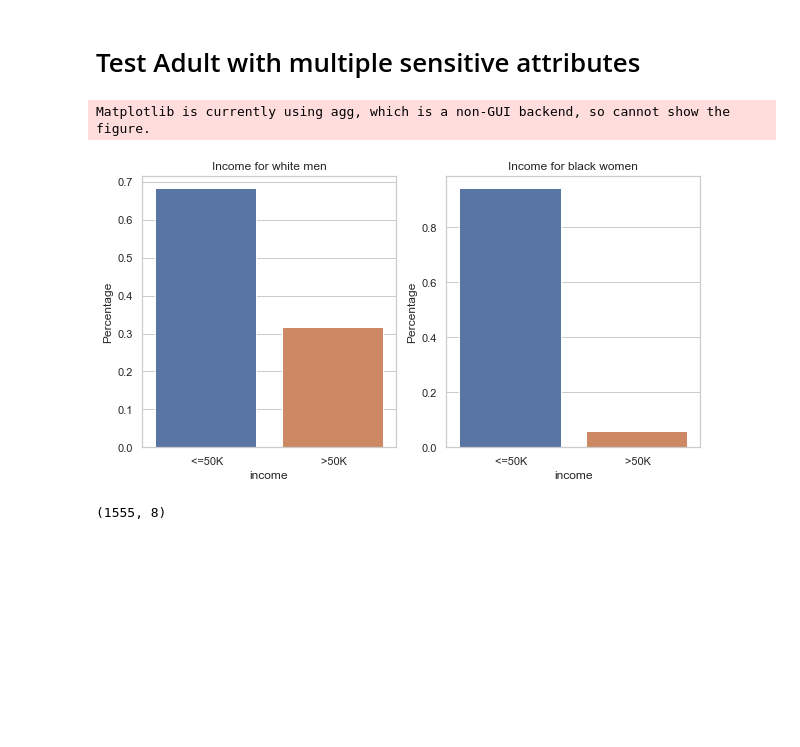
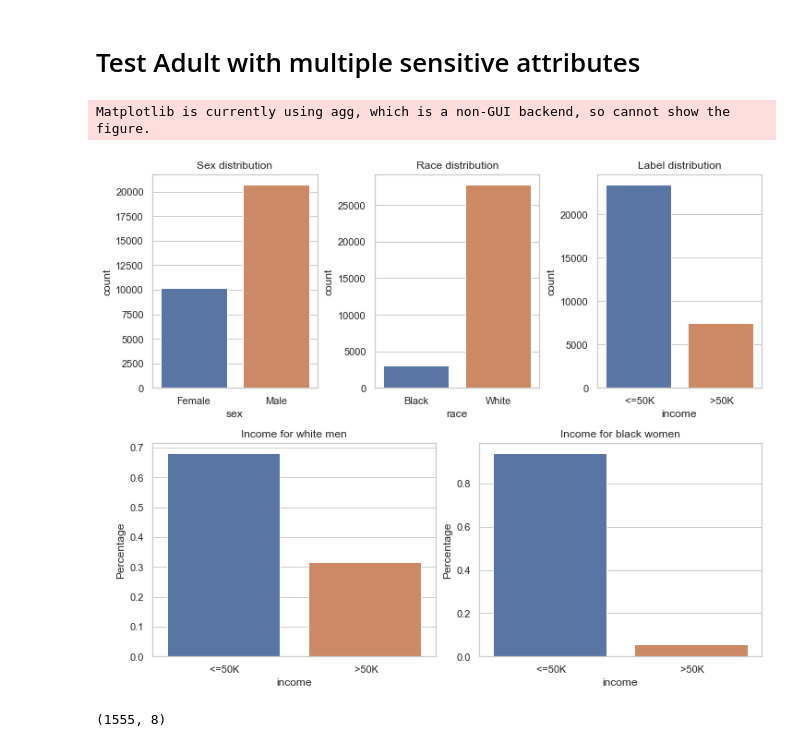
Before and after one commit to giordanoDaloisio/bias-mitigation-methods, a Jupyter notebook: Adult.ipynb, the cells around one changed output. Saved outputs shown, nothing was run; the diff lists cells and outputs as text; code cells hidden in the pictures; blank space fills up the shorter version.

Commit message:
update notebooks and exported figures

```diff
--- a/Adult.ipynb
+++ b/Adult.ipynb
@@ -638,6 +640,7 @@ df_2 = load_dataset()
 drop_cols = ['workclass', 'fnlwgt', 'education',
              'marital-status', 'occupation', 'relationship', 'native-country']
 df_2.drop(df_2[drop_cols], axis=1, inplace=True)
-le = LabelEncoder()
-df_2['sex'] = le.fit_transform(df['sex'])
-df_2['race'] = le.fit_transform(df_2['race'])
+# %%
+le = LabelEncoder()
+df_2['sex'] = le.fit_transform(df_2['sex'])
+df_2['race'] = le.fit_transform(df_2['race'])
@@ -644,18 +653,28 @@ df_2['race'] = le.fit_transform(df_2['race'])
 # %%
-perc = (df_2[['sex','race','income']]
-            .groupby(['sex','race'])['income']
-            .value_counts(normalize=True)
-            .rename('Percentage')
-            .reset_index())
-fig, [ax1, ax2] = plt.subplots(1,2, figsize=(10,5))
-sns.barplot(data=perc[(perc['sex']==1)&(perc['race']==1)], x='income', y='Percentage', ax=ax1)
-sns.barplot(data=perc[(perc['sex']==0)&(perc['race']==0)], x='income', y='Percentage', ax=ax2)
-ax1.set_title('Income for white men')
-ax2.set_title('Income for black women')
+fig = plt.figure(figsize=(10,8), constrained_layout=True)
+grid = GridSpec(2,6, figure=fig)
+ax1 = fig.add_subplot(grid[0,0:2])
+ax2 = fig.add_subplot(grid[0,2:4])
+ax3 = fig.add_subplot(grid[0,4:])
+ax4 = fig.add_subplot(grid[1,0:3])
+ax5 = fig.add_subplot(grid[1,3:])
+sns.countplot(data=df_2, x='sex', ax=ax1)
+sns.countplot(data=df_2, x='race', ax=ax2)
+sns.countplot(data=df_2, x='income', ax=ax3)
+sns.barplot(data=perc[(perc['sex']==1)&(perc['race']==1)], x='income', y='Percentage', ax=ax4)
+sns.barplot(data=perc[(perc['sex']==0)&(perc['race']==0)], x='income', y='Percentage', ax=ax5)
+ax1.set_title('Sex distribution')
+ax1.set_xticklabels(['Female', 'Male'])
+ax2.set_title('Race distribution')
+ax2.set_xticklabels(['Black', 'White'])
+ax3.set_title('Label distribution')
+ax4.set_title('Income for white men')
+ax5.set_title('Income for black women')
+plt.savefig(os.path.join(path, 'adult_multi_distr.pdf'))
 plt.show()
 # %% [output]
 Matplotlib is currently using agg, which is a non-GUI backend, so cannot show the figure.
-[figure, old version]
+[figure, new version]
 # %%
 df_2[(df_2['sex']==0)&(df_2['race']==0)].shape
 # %% [output]
```
Also changed, not shown: parts of 31 cells of this notebook, 34 other files.
